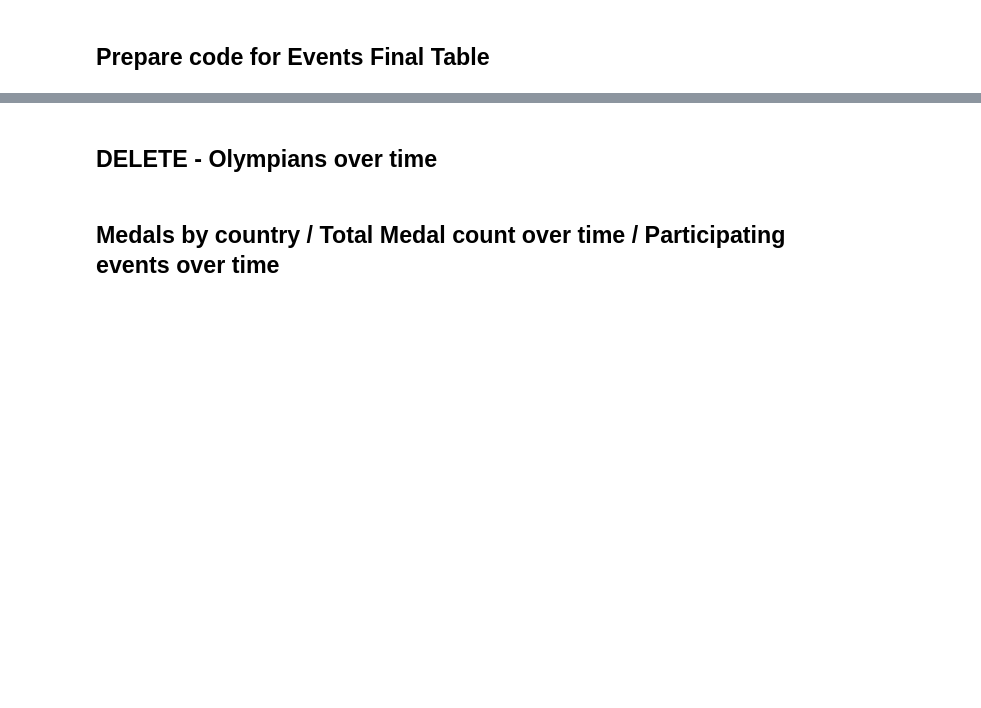
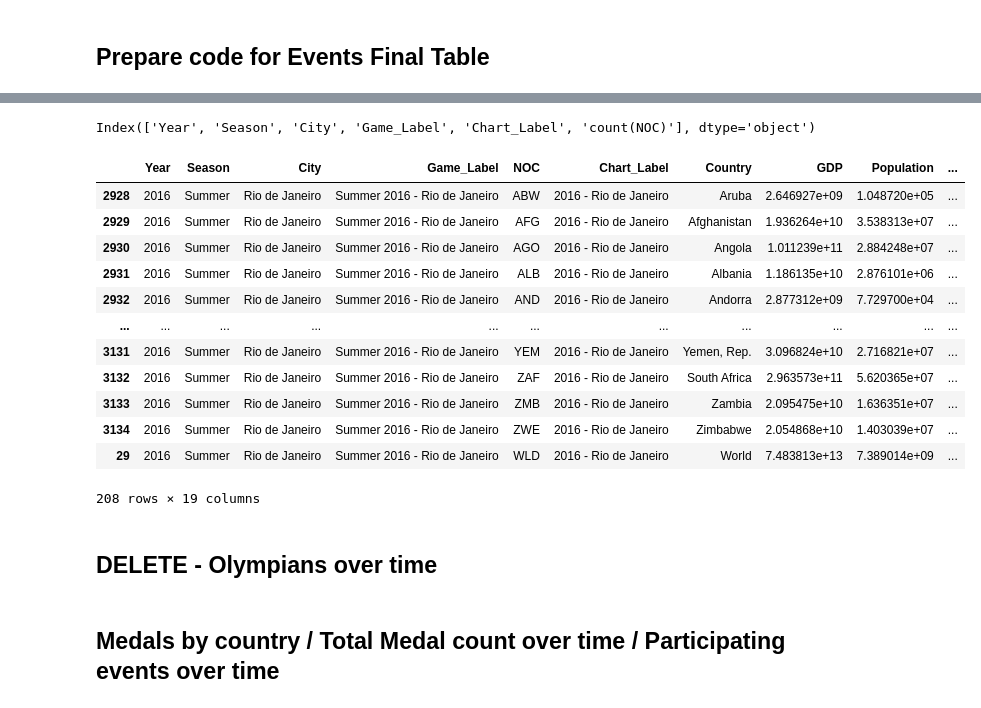
Before and after one commit to hanesy/olympics_dash, a Jupyter notebook: data_exploration.ipynb, the cells around one changed output, grey strips where cells are left out. Cells and saved outputs as stored; diff of their text form; code cells hidden in the pictures; blank space fills up the shorter version.

```diff
--- a/data_exploration.ipynb
+++ b/data_exploration.ipynb
@@ -303,3 +430,24 @@ events_final[(events_final['Year'] == 1980) & (events_final['Season'] == 'Summer
+# %%
+countries_per_event.columns
+# %% [output]
+Index(['Year', 'Season', 'City', 'Game_Label', 'Chart_Label', 'count(NOC)'], dtype='object')
+# %%
+
+events_final[(events_final['Chart_Label'] == '2016 - Rio de Janeiro')]
+# %% [output]
+|  | Year | Season | City | Game_Label | NOC | Chart_Label | Country | GDP | Population | ... |
+| 2928 | 2016 | Summer | Rio de Janeiro | Summer 2016 - Rio de Janeiro | ABW | 2016 - Rio de Janeiro | Aruba | 2.646927e+09 | 1.048720e+05 | ... |
+| 2929 | 2016 | Summer | Rio de Janeiro | Summer 2016 - Rio de Janeiro | AFG | 2016 - Rio de Janeiro | Afghanistan | 1.936264e+10 | 3.538313e+07 | ... |
+| 2930 | 2016 | Summer | Rio de Janeiro | Summer 2016 - Rio de Janeiro | AGO | 2016 - Rio de Janeiro | Angola | 1.011239e+11 | 2.884248e+07 | ... |
+| 2931 | 2016 | Summer | Rio de Janeiro | Summer 2016 - Rio de Janeiro | ALB | 2016 - Rio de Janeiro | Albania | 1.186135e+10 | 2.876101e+06 | ... |
+| 2932 | 2016 | Summer | Rio de Janeiro | Summer 2016 - Rio de Janeiro | AND | 2016 - Rio de Janeiro | Andorra | 2.877312e+09 | 7.729700e+04 | ... |
+| ... | ... | ... | ... | ... | ... | ... | ... | ... | ... | ... |
+| 3131 | 2016 | Summer | Rio de Janeiro | Summer 2016 - Rio de Janeiro | YEM | 2016 - Rio de Janeiro | Yemen, Rep. | 3.096824e+10 | 2.716821e+07 | ... |
+| 3132 | 2016 | Summer | Rio de Janeiro | Summer 2016 - Rio de Janeiro | ZAF | 2016 - Rio de Janeiro | South Africa | 2.963573e+11 | 5.620365e+07 | ... |
+| 3133 | 2016 | Summer | Rio de Janeiro | Summer 2016 - Rio de Janeiro | ZMB | 2016 - Rio de Janeiro | Zambia | 2.095475e+10 | 1.636351e+07 | ... |
+| 3134 | 2016 | Summer | Rio de Janeiro | Summer 2016 - Rio de Janeiro | ZWE | 2016 - Rio de Janeiro | Zimbabwe | 2.054868e+10 | 1.403039e+07 | ... |
+| 29 | 2016 | Summer | Rio de Janeiro | Summer 2016 - Rio de Janeiro | WLD | 2016 - Rio de Janeiro | World | 7.483813e+13 | 7.389014e+09 | ... |
+208 rows × 19 columns
 # %%
 test = df_events_new[(df_events_new['Year'] == 1980) & (df_events_new['Season'] == 'Summer') & (df_events_new['NOC'] == 'BRA')]
 test
```
Also changed, not shown: parts of 22 cells of this notebook, 2 other files.
